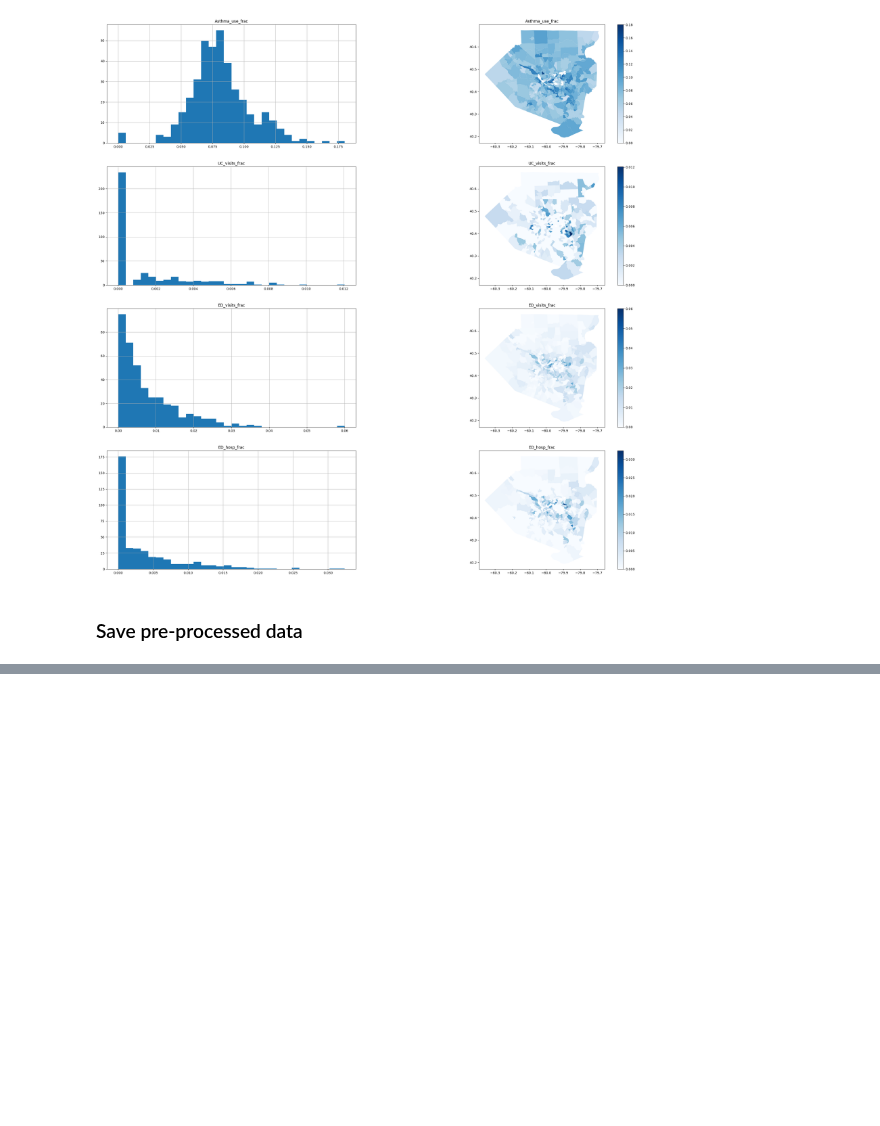
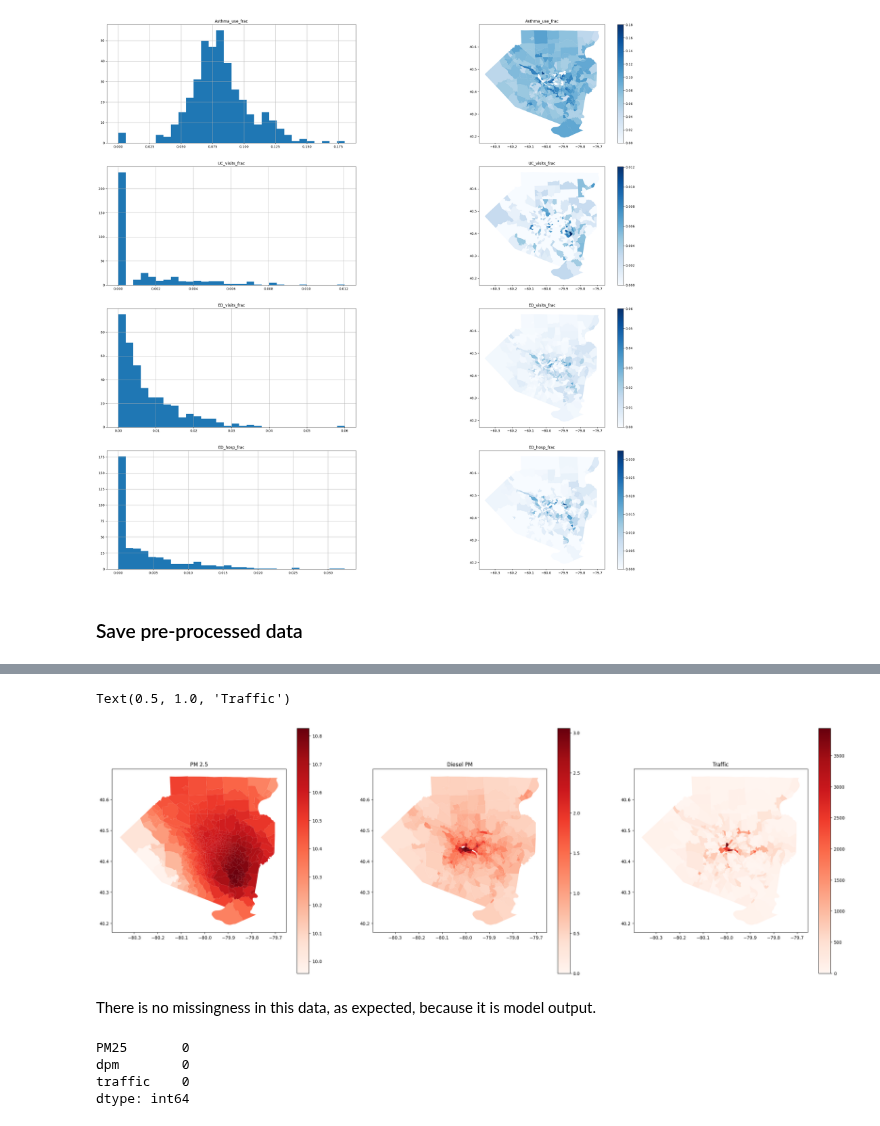
Before and after one commit to eli-goodfriend/air_brain, a Jupyter notebook: notebooks/0. Preprocess data.ipynb, the cells around one changed output, grey strips where cells are left out. Cells and saved outputs as stored; diff of their text form; code cells hidden in the pictures; blank space fills up the shorter version.

```diff
--- a/notebooks/0. Asthma preprocess.ipynb
+++ b/notebooks/0. Preprocess data.ipynb
@@ -199,0 +232,26 @@ asthma[["Census_tract"] + comp_vars].to_csv(data_dir / "preprocessed" / "asthma.
+# %%
+# import the EPA's air quality and demographic data, localized to census tracts
+aq = pd.read_csv(data_dir  / "preprocessed" / "epa_ej" / "2017_tract.csv")
+# add on the 2010 census tract geography for plotting
+aq_gpd = tracts.merge(aq, left_on="GEOID10", right_on="ID", how="right", validate="1:1")
+
+# plots of air quality related measures
+fig, axs = plt.subplots(1, 3, figsize=(30, 10))
+aq_gpd.plot(column="PM25", cmap="Reds", legend=True, ax=axs[0])
+axs[0].set_title("PM 2.5")
+aq_gpd.plot(column="dpm", cmap="Reds", legend=True, ax=axs[1])
+axs[1].set_title("Diesel PM")
+aq_gpd.plot(column="traffic", cmap="Reds", legend=True, ax=axs[2])
+axs[2].set_title("Traffic")
+# %% [output]
+Text(0.5, 1.0, 'Traffic')
+[figure, added]
+# %% [markdown]
+There is no missingness in this data, as expected, because it is model output.
+# %%
+aq_gpd[["PM25", "dpm", "traffic"]].isna().sum(axis=0)
+# %% [output]
+PM25       0
+dpm        0
+traffic    0
+dtype: int64
```
Also changed, not shown: parts of 12 cells of this notebook, 5 other files.
